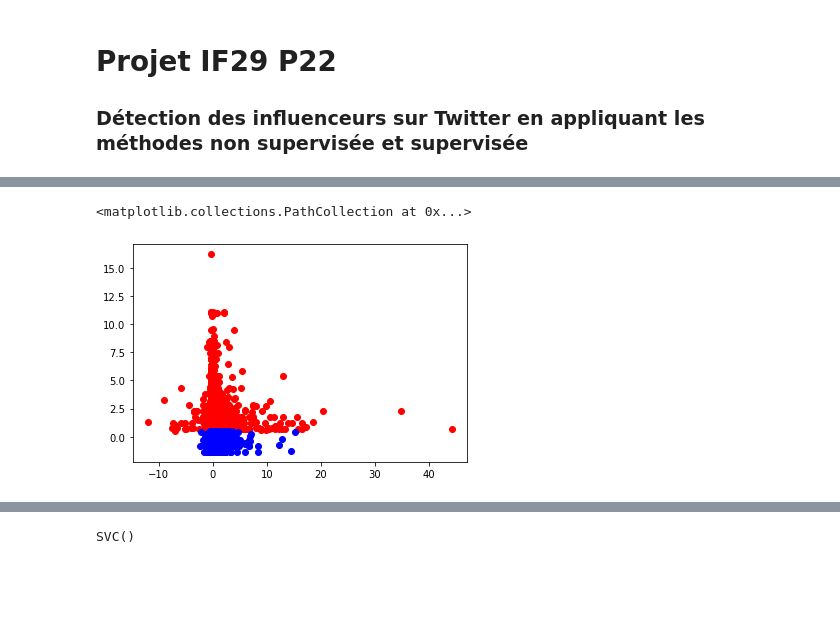
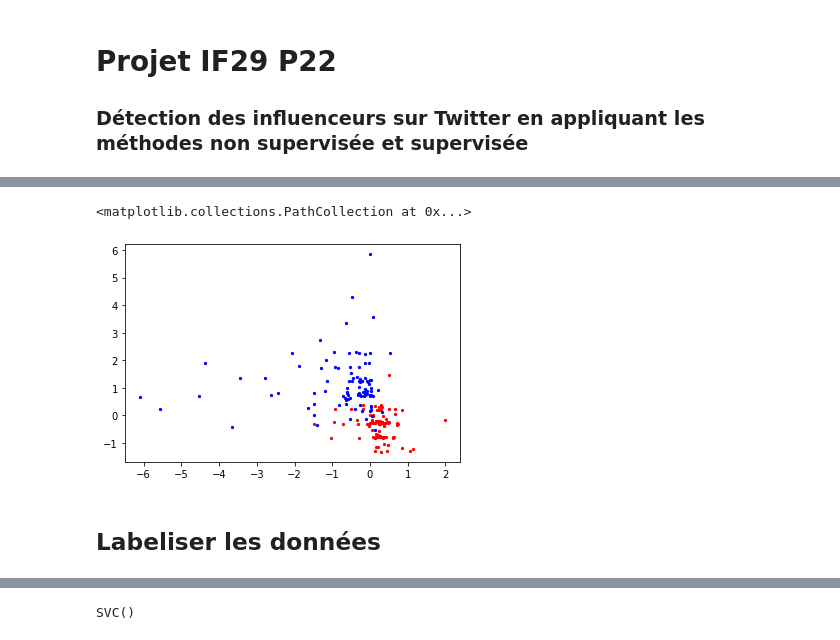
Before and after one commit to cug-sun/IF29_projet, a Jupyter notebook: Code définitif GR05_shirui_chen.ipynb, the cells around one changed output, grey strips where cells are left out. Cells and saved outputs as stored; diff of their text form; code cells hidden in the pictures; blank space fills up the shorter version.

```diff
--- a/Code définitif GR05_shirui_chen.ipynb
+++ b/Code définitif GR05_shirui_chen.ipynb
@@ -186,13 +213,17 @@ labels1 = coord[labels == 1]
-# %%
-plt.scatter(np.random.choice(labels0[:,0],10000), np.random.choice(labels0[:,1],10000), c='red') # Pour voir plus clairement, on prend aléatoirement 100 points pour tracer le graphique
-plt.scatter(np.random.choice(labels1[:,0],10000), np.random.choice(labels1[:,1],10000), c='blue')
-# %% [output]
-<matplotlib.collections.PathCollection at 0x...>
-[figure, removed]
+# %%
+plt.scatter(np.random.choice(labels0[:,0],100), np.random.choice(labels0[:,1],100), c='red', s=5)
+# Pour voir plus clairement, on prend aléatoirement 100 points pour tracer le graphique
+
+plt.scatter(np.random.choice(labels1[:,0],100), np.random.choice(labels1[:,1],100), c='blue', s=5)
+# %% [output]
+<matplotlib.collections.PathCollection at 0x...>
+[figure, added]
 # %%
 # Avant de passer à l'approche supervisée, il faut d'abord labeliser les données
 # Dans cette étape on va utiliser un échantillon de taille 50000 pour entraîner le modèle
 # Comme on a 4 indicateurs, on décide de les combiner en utilisant la méthode d'entropie
+# %% [markdown]
+## Labeliser les données
 # %%
 # Méthode d'entropie
 
```
Also changed, not shown: parts of 25 cells of this notebook, 2 other files.
